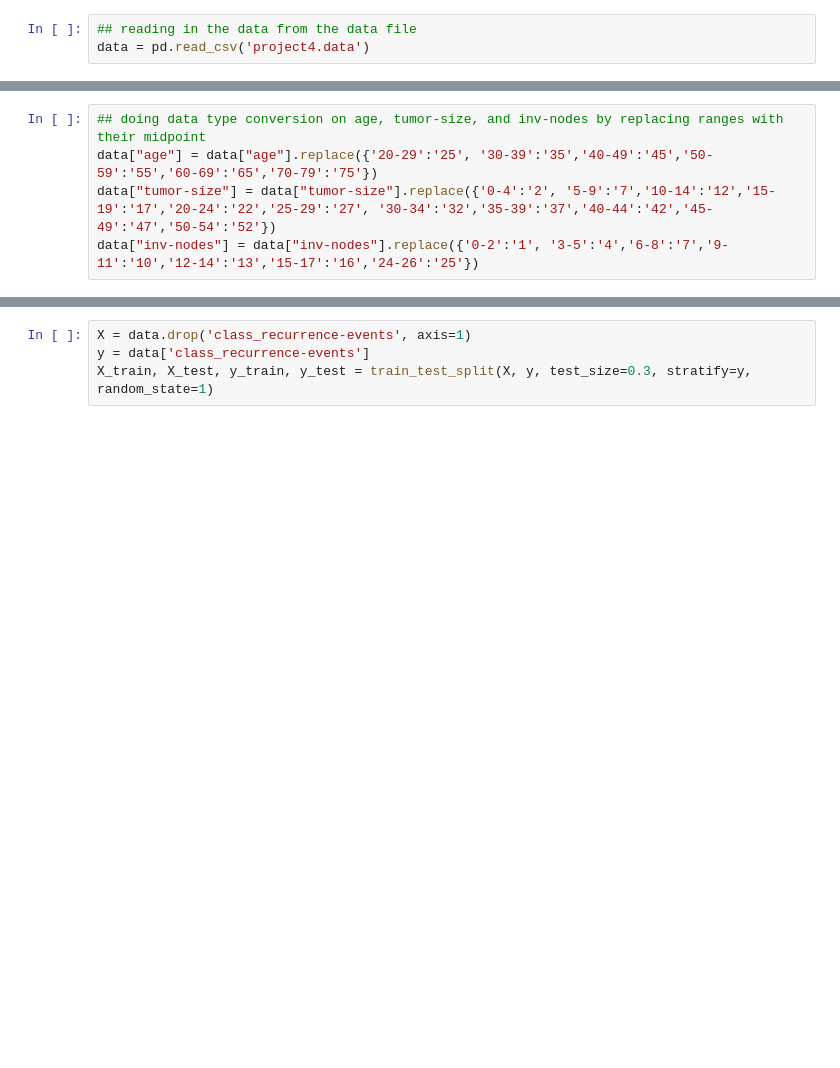
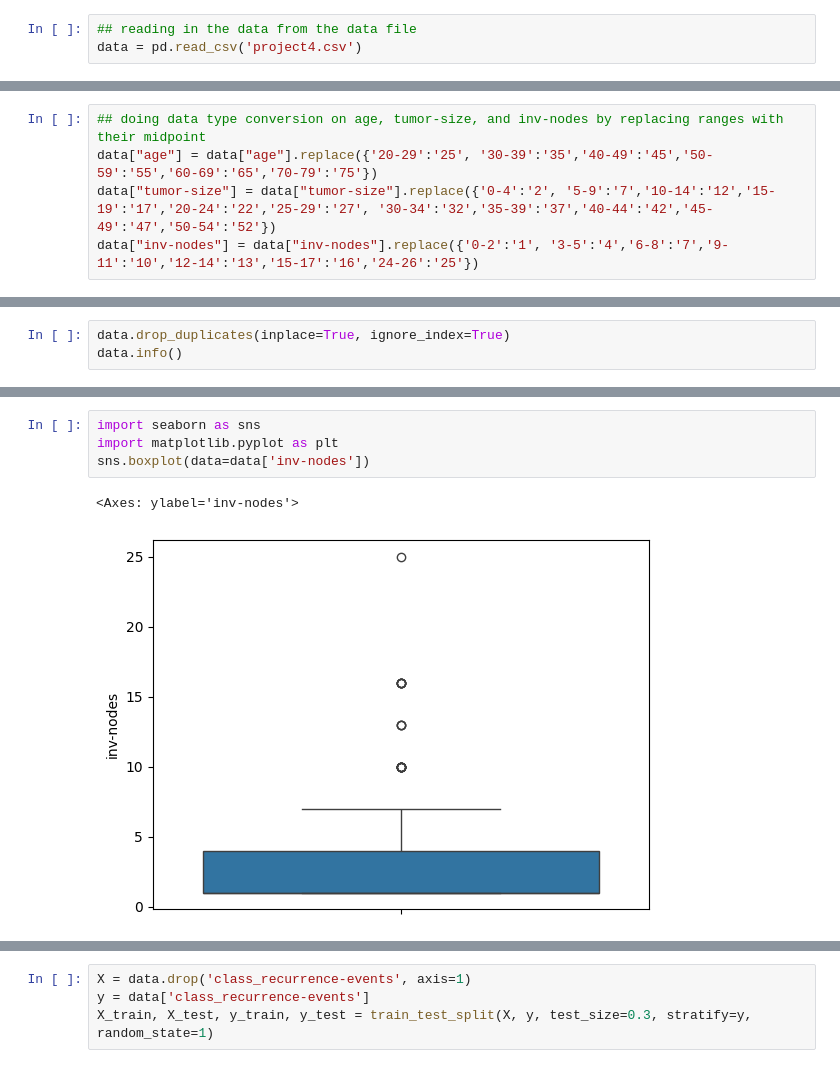
Before and after one commit to aJimenez19037/COE379L-Projects, a Jupyter notebook: Project4/SVM.ipynb, the cells around one changed output, grey strips where cells are left out. Saved outputs shown, nothing was run; the diff lists cells and outputs as text; blank space fills up the shorter version.

Commit message:
Updated models, removing duplicate rows

```diff
--- a/Project4/SVM.ipynb
+++ b/Project4/SVM.ipynb
@@ -9,7 +9,7 @@ from sklearn.pipeline import make_pipeline
 from sklearn.preprocessing import StandardScaler
 # %%
 ## reading in the data from the data file
-data = pd.read_csv('project4.data')
+data = pd.read_csv('project4.csv')
 # %%
 ## treating "?" values in node-caps with "no" because that is the "mode" or most frequent value
 data["node-caps"] = data["node-caps"].replace("?","no")
@@ -58,0 +78,3 @@ data["inv-nodes"] = data["inv-nodes"].astype(int)
+# %%
+data.drop_duplicates(inplace=True, ignore_index=True)
+data.info()
@@ -58,0 +99,7 @@ data["inv-nodes"] = data["inv-nodes"].astype(int)
+# %%
+import seaborn as sns
+import matplotlib.pyplot as plt
+sns.boxplot(data=data['inv-nodes'])
+# %% [output]
+<Axes: ylabel='inv-nodes'>
+[figure, added]
```
Also changed, not shown: parts of 26 cells of this notebook, 7 other files.
